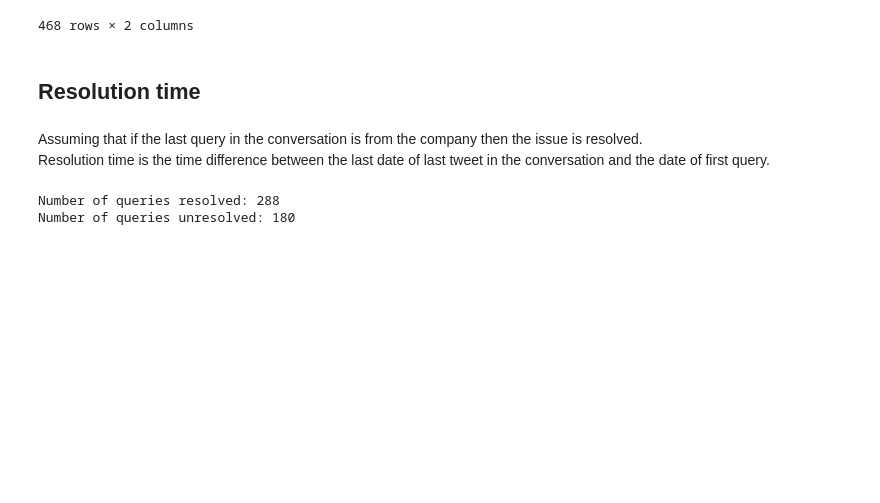
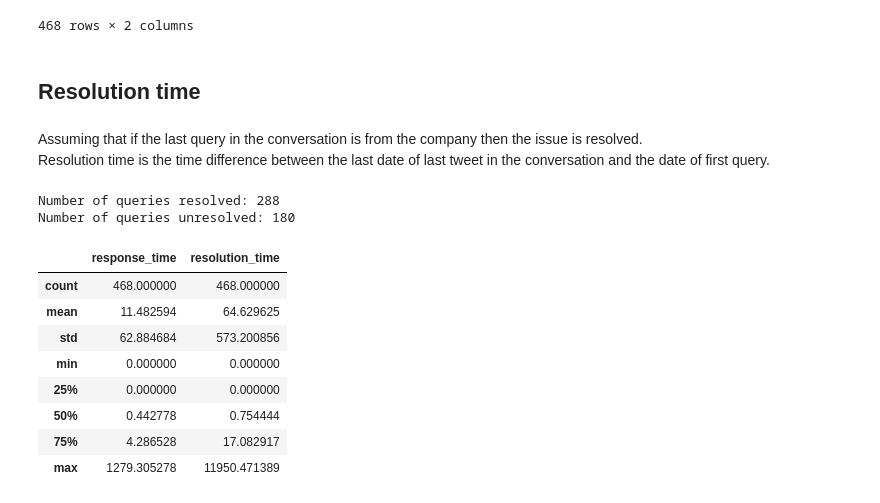
Before and after one commit to patilpushkarp/comp, a Jupyter notebook: _sources/docs/individual/fintech/response_pine_labs.ipynb, the cells around one changed output. Cells and saved outputs as stored; diff of their text form; code cells hidden in the pictures; blank space fills up the shorter version.

```diff
--- a/_sources/docs/individual/fintech/response_pine_labs.ipynb
+++ b/_sources/docs/individual/fintech/response_pine_labs.ipynb
@@ -120,3 +120,15 @@ Number of queries unresolved: 180
 # %%
 fig = px.histogram(result[result['resolution_time']<3000], x='resolution_time', log_y=True, marginal='box', title='Distribution of resolution time')
 fig.show()
+# %%
+result.describe()
+# %% [output]
+|  | response_time | resolution_time |
+| count | 468.000000 | 468.000000 |
+| mean | 11.482594 | 64.629625 |
+| std | 62.884684 | 573.200856 |
+| min | 0.000000 | 0.000000 |
+| 25% | 0.000000 | 0.000000 |
+| 50% | 0.442778 | 0.754444 |
+| 75% | 4.286528 | 17.082917 |
+| max | 1279.305278 | 11950.471389 |
```
Also changed, not shown: 19 other files.
